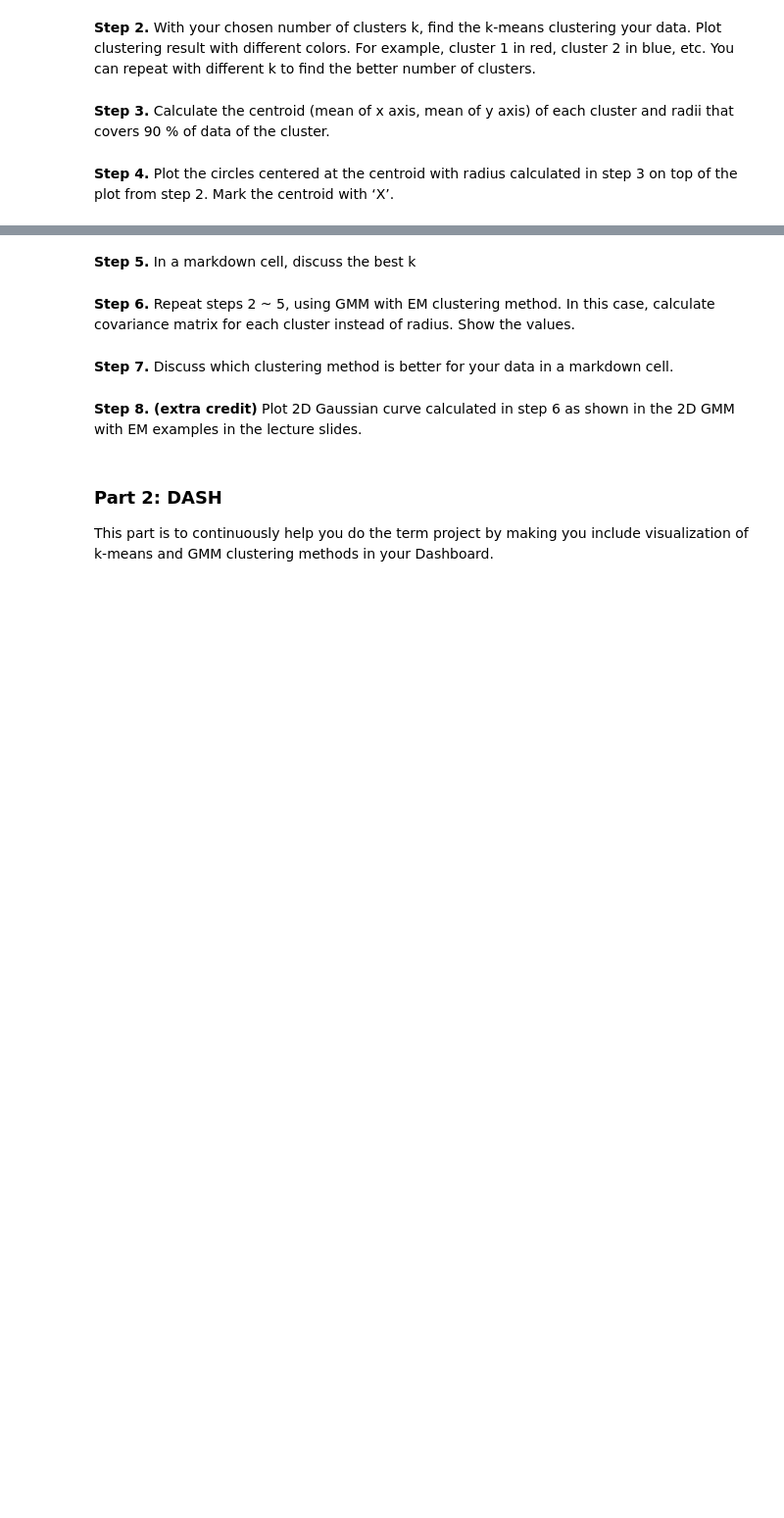
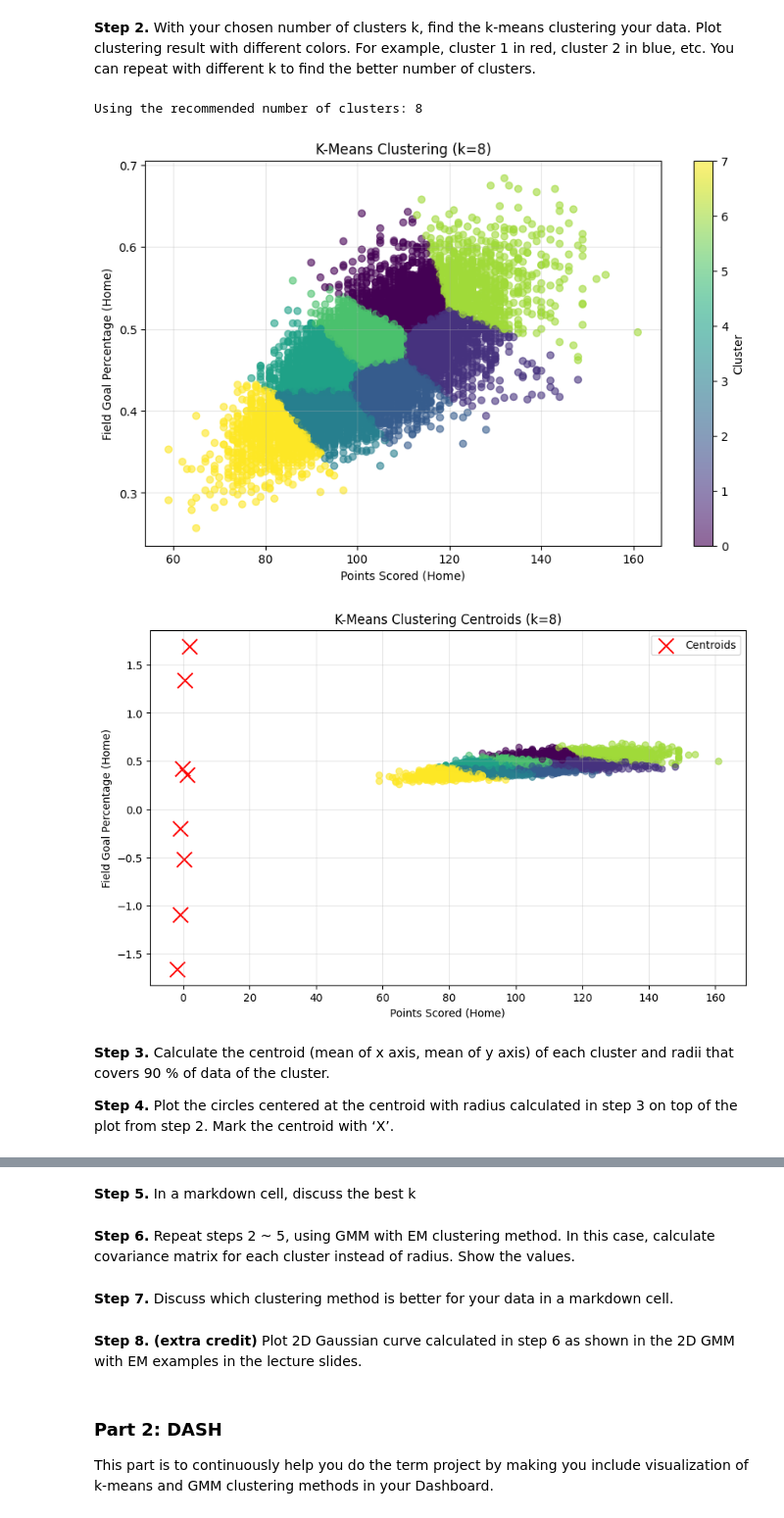
Before and after one commit to MubsPokesart/CSE5520, a Jupyter notebook: HW8/CSE5520_Fall2024_HW8_OshomahMubarak.ipynb, the cells around one changed output, grey strips where cells are left out. Shown: that part at 98% size. Cells and saved outputs as stored; diff of their text form; code cells hidden in the pictures; blank space fills up the shorter version.

```diff
--- a/HW8/CSE5520_Fall2024_HW8_OshomahMubarak.ipynb
+++ b/HW8/CSE5520_Fall2024_HW8_OshomahMubarak.ipynb
@@ -149,37 +137,41 @@ clustering result with different colors. For example, cluster 1 in red, cluster
 can repeat with different k to find the better number of clusters.
 # %%
 # Determine the optimal number of clusters
-optimal_k_elbow, optimal_k_silhouette, optimal_k_gap = determine_optimal_clusters(X_scaled)
-optimal_k = int(np.median([optimal_k_elbow, optimal_k_silhouette, optimal_k_gap]))
-print(f"Recommended number of clusters: {optimal_k}")
+optimal_k_elbow = elbow_point
+optimal_k = optimal_k_elbow
+print(f"Using the recommended number of clusters: {optimal_k}")
 
 # Perform K-Means clustering with the optimal number of clusters
 kmeans = KMeans(n_clusters=optimal_k, random_state=42)
 cluster_labels = kmeans.fit_predict(X_scaled)
 
 # Plot the clustering results
 plt.figure(figsize=(10, 6))
 plt.scatter(X['pts_home'], X['fg_pct_home'], c=cluster_labels, cmap='viridis', alpha=0.6)
 plt.xlabel('Points Scored (Home)')
 plt.ylabel('Field Goal Percentage (Home)')
 plt.title(f'K-Means Clustering (k={optimal_k})')
 plt.colorbar(label='Cluster')
 plt.grid(True, alpha=0.3)
 plt.show()
 
 # Visualize cluster centroids
 centroids = kmeans.cluster_centers_
 plt.figure(figsize=(10, 6))
 plt.scatter(X['pts_home'], X['fg_pct_home'], c=cluster_labels, cmap='viridis', alpha=0.6)
 plt.scatter(centroids[:, 0], centroids[:, 1], marker='x', s=200, c='red', label='Centroids')
 plt.xlabel('Points Scored (Home)')
 plt.ylabel('Field Goal Percentage (Home)')
 plt.title(f'K-Means Clustering Centroids (k={optimal_k})')
 plt.legend()
 plt.grid(True, alpha=0.3)
 plt.show()
+# %% [output]
+Using the recommended number of clusters: 8
+[figure, added]
+[figure, added]
 # %% [markdown]
 **Step 3.** Calculate the centroid (mean of x axis, mean of y axis) of each cluster and radii that covers 90 % of data of the cluster.
+
+**Step 4.** Plot the circles centered at the centroid with radius calculated in step 3 on top of the plot
+from step 2. Mark the centroid with ‘X’.
-# %% [markdown]
-**Step 4.** Plot the circles centered at the centroid with radius calculated in step 3 on top of the plot
-from step 2. Mark the centroid with ‘X’.
```
Also changed, not shown: parts of 2 cells of this notebook.
